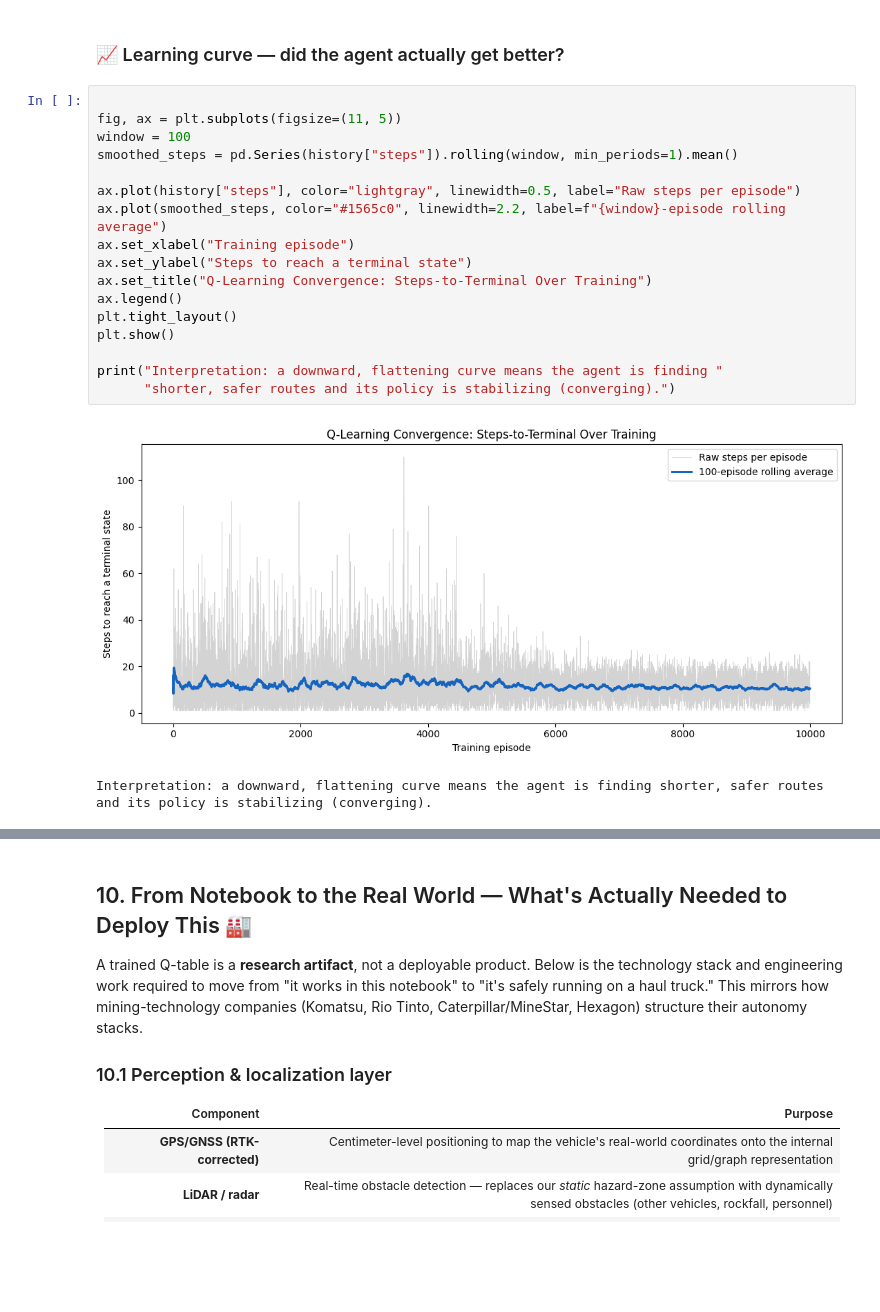
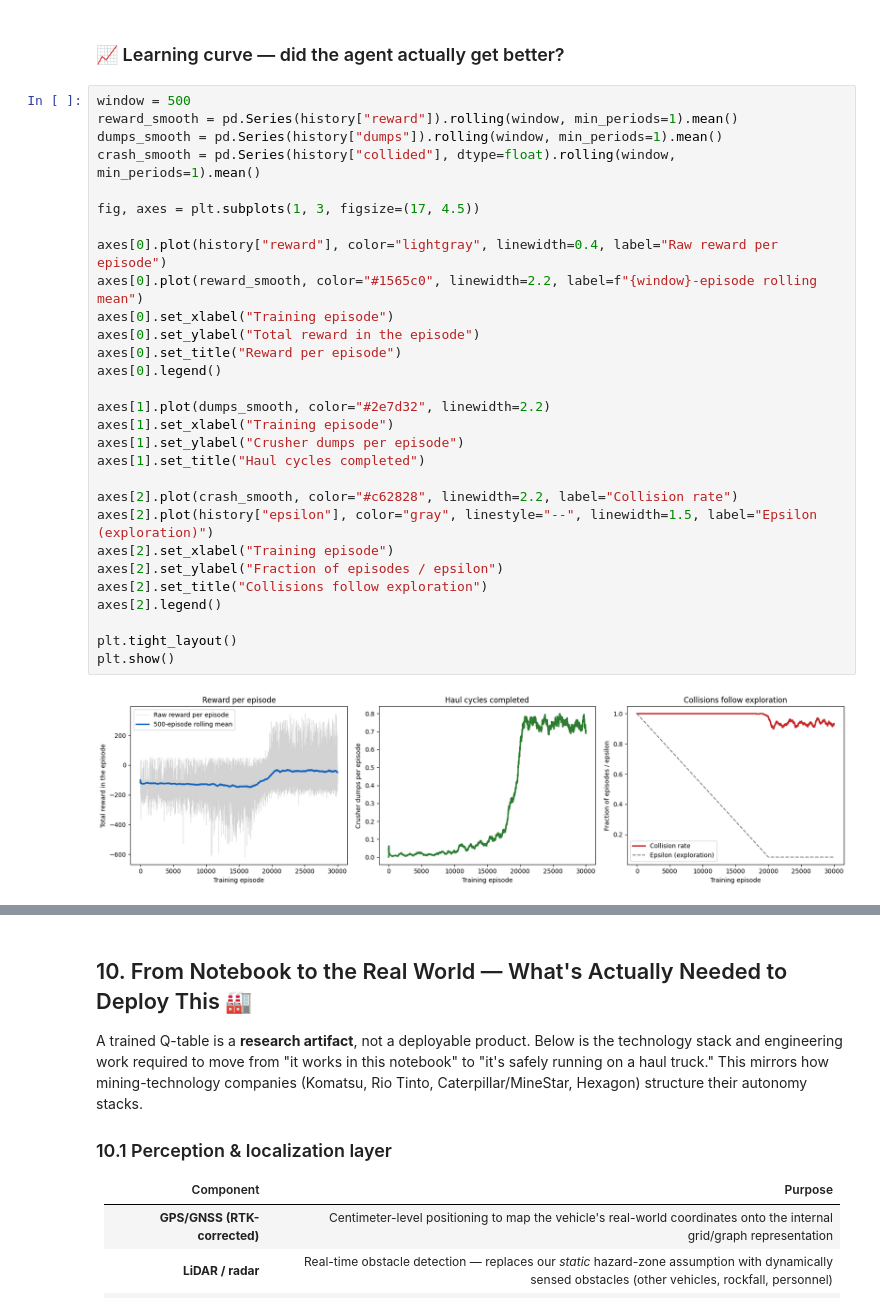
Before and after one commit to KgadiKatse/reinforcement_learning, a Jupyter notebook: Industrial_Q_Learning_Exercise.ipynb, the cells around one changed output, grey strips where cells are left out. Saved outputs shown, nothing was run; the diff lists cells and outputs as text; blank space fills up the shorter version.

```diff
--- a/Industrial_Q_Learning_Exercise.ipynb
+++ b/Industrial_Q_Learning_Exercise.ipynb
@@ -1284,23 +1276,34 @@ Trained on 10,000 episodes.
 # %% [markdown]
 
 ### 📈 Learning curve — did the agent actually get better?
-# %%
-
-fig, ax = plt.subplots(figsize=(11, 5))
-window = 100
-smoothed_steps = pd.Series(history["steps"]).rolling(window, min_periods=1).mean()
-
-ax.plot(history["steps"], color="lightgray", linewidth=0.5, label="Raw steps per episode")
-ax.plot(smoothed_steps, color="#1565c0", linewidth=2.2, label=f"{window}-episode rolling average")
-ax.set_xlabel("Training episode")
-ax.set_ylabel("Steps to reach a terminal state")
-ax.set_title("Q-Learning Convergence: Steps-to-Terminal Over Training")
-ax.legend()
-plt.tight_layout()
-plt.show()
-
-print("Interpretation: a downward, flattening curve means the agent is finding "
-      "shorter, safer routes and its policy is stabilizing (converging).")
-# %% [output]
-[figure, removed]
-Interpretation: a downward, flattening curve means the agent is finding shorter, safer routes and its policy is stabilizing (converging).
+# %%
+window = 500
+reward_smooth = pd.Series(history["reward"]).rolling(window, min_periods=1).mean()
+dumps_smooth = pd.Series(history["dumps"]).rolling(window, min_periods=1).mean()
+crash_smooth = pd.Series(history["collided"], dtype=float).rolling(window, min_periods=1).mean()
+
+fig, axes = plt.subplots(1, 3, figsize=(17, 4.5))
+
+axes[0].plot(history["reward"], color="lightgray", linewidth=0.4, label="Raw reward per episode")
+axes[0].plot(reward_smooth, color="#1565c0", linewidth=2.2, label=f"{window}-episode rolling mean")
+axes[0].set_xlabel("Training episode")
+axes[0].set_ylabel("Total reward in the episode")
+axes[0].set_title("Reward per episode")
+axes[0].legend()
+
+axes[1].plot(dumps_smooth, color="#2e7d32", linewidth=2.2)
+axes[1].set_xlabel("Training episode")
+axes[1].set_ylabel("Crusher dumps per episode")
+axes[1].set_title("Haul cycles completed")
+
+axes[2].plot(crash_smooth, color="#c62828", linewidth=2.2, label="Collision rate")
+axes[2].plot(history["epsilon"], color="gray", linestyle="--", linewidth=1.5, label="Epsilon (exploration)")
+axes[2].set_xlabel("Training episode")
+axes[2].set_ylabel("Fraction of episodes / epsilon")
+axes[2].set_title("Collisions follow exploration")
+axes[2].legend()
+
+plt.tight_layout()
+plt.show()
+# %% [output]
+[figure, added]
```
Also changed, not shown: parts of 19 cells of this notebook.
